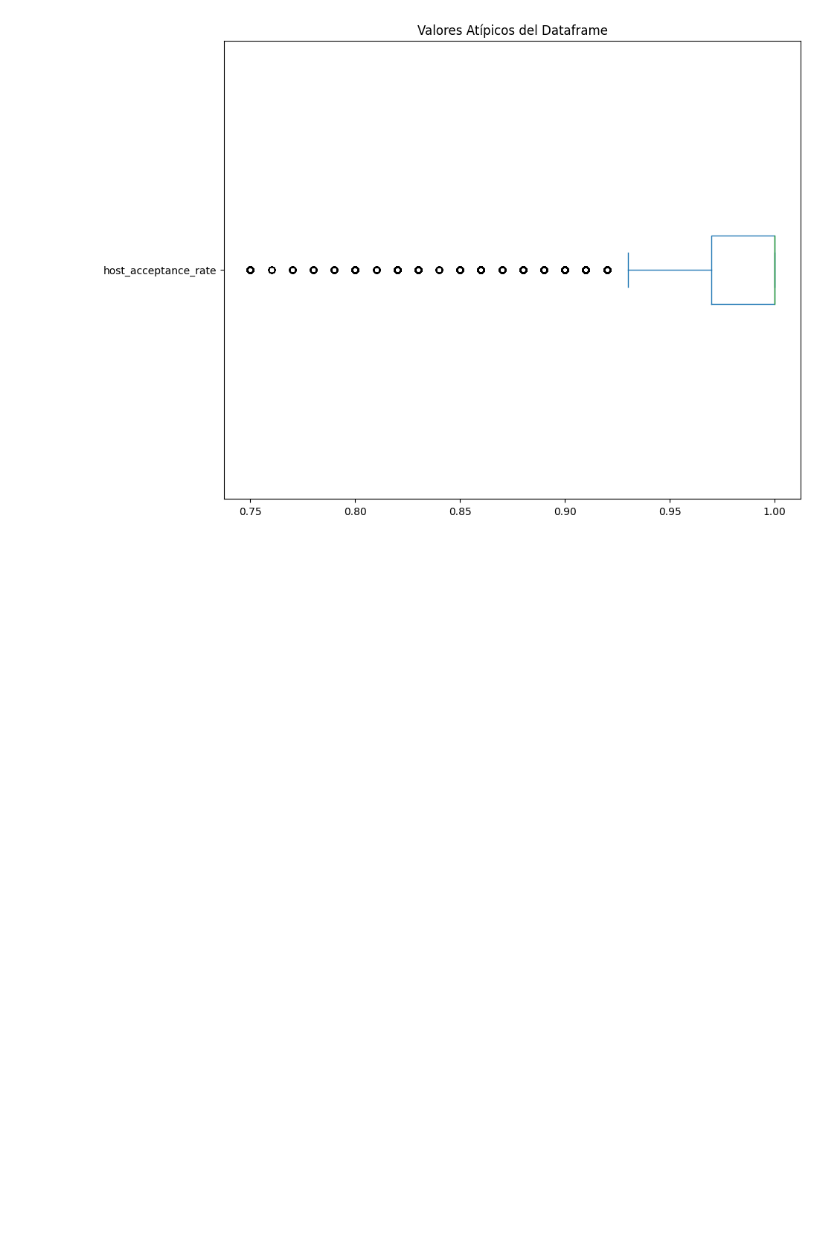
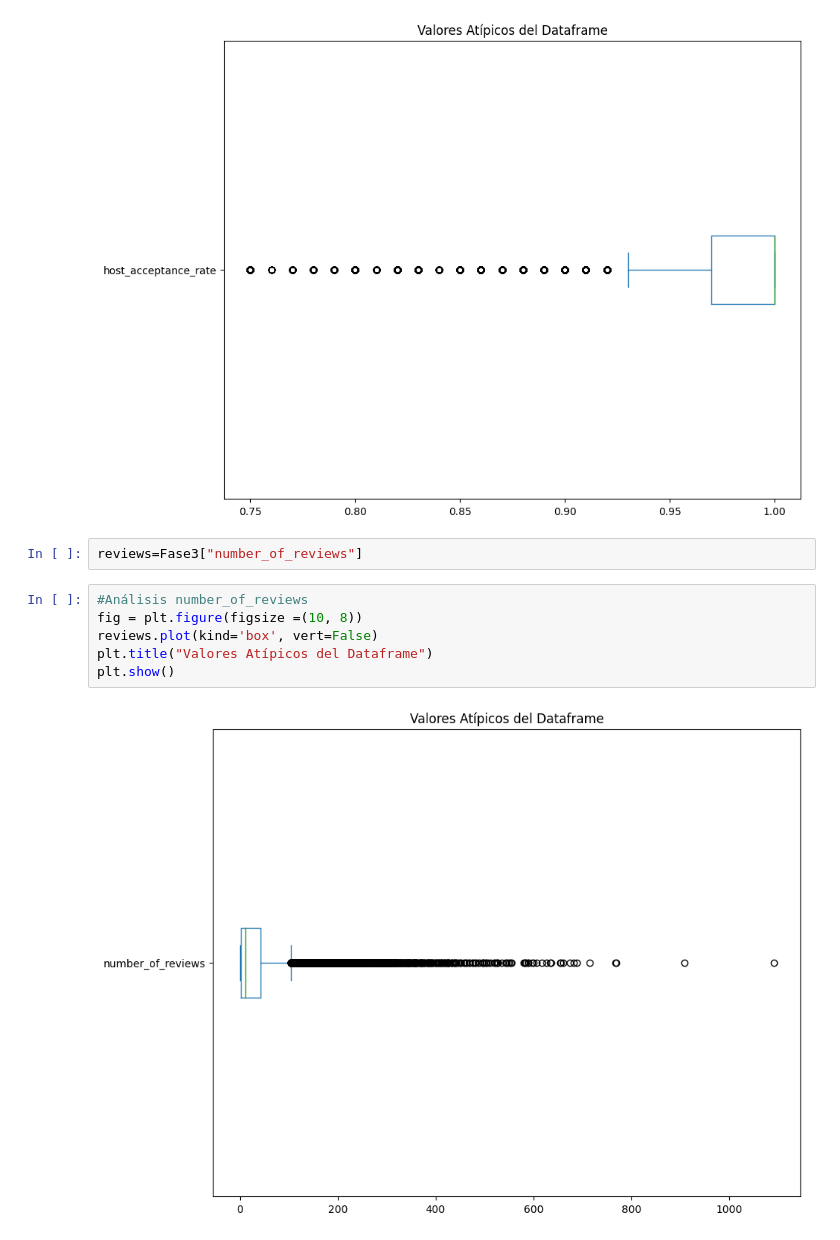
Before and after one commit to AlbertoMuro/Actividad6, a Jupyter notebook: Actividad6(Reto final).ipynb, the cells around one changed output. Drawn from its saved outputs; the diff is of its cells as text; blank space fills up the shorter version.

```diff
--- a/Actividad6(Reto final).ipynb
+++ b/Actividad6(Reto final).ipynb
@@ -817,3 +799,13 @@ plt.title("Valores Atípicos del Dataframe")
 plt.show()
 # %% [output]
 [figure]
+# %%
+reviews=Fase3["number_of_reviews"]
+# %%
+#Análisis number_of_reviews
+fig = plt.figure(figsize =(10, 8))
+reviews.plot(kind='box', vert=False)
+plt.title("Valores Atípicos del Dataframe")
+plt.show()
+# %% [output]
+[figure, added]
```
Also changed, not shown: parts of 4 cells of this notebook.
